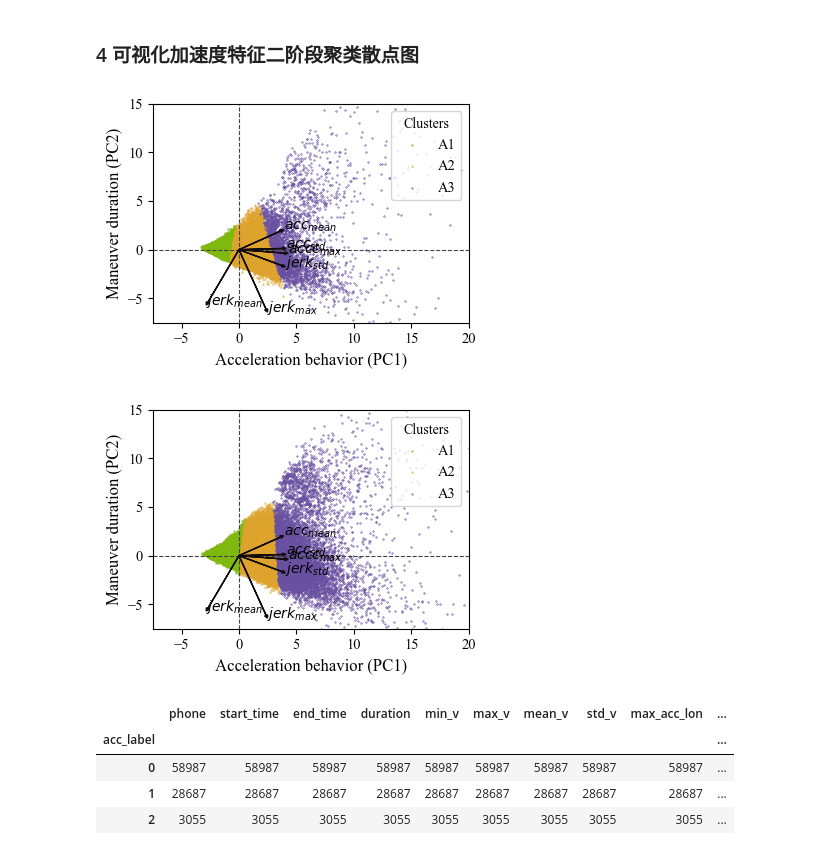
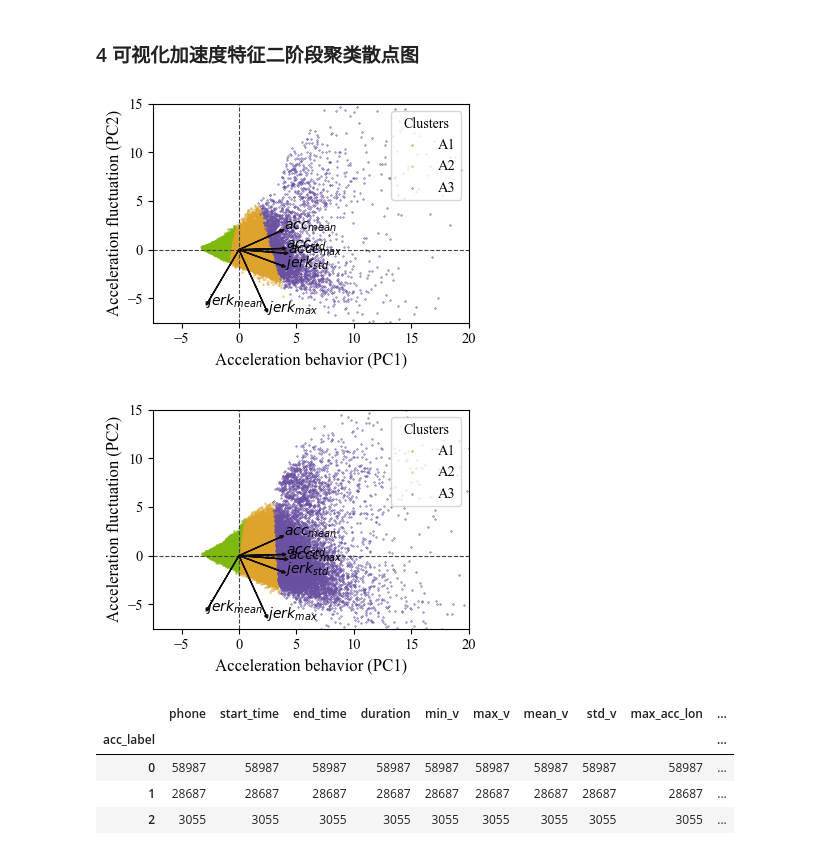
Before and after one commit to ZhangJianhua0728/GpsDataProcess, a Jupyter notebook: Main_加速事件二阶段聚类.ipynb, the cells around one changed output. Saved outputs shown, nothing was run; the diff lists cells and outputs as text; code cells hidden in the pictures.

```diff
--- a/Main_加速事件二阶段聚类.ipynb
+++ b/Main_加速事件二阶段聚类.ipynb
@@ -164,25 +164,25 @@ def show_class_result(data:pd.DataFrame, PC_list:list, label:str, pca, num_cls:i
 # %%
 acc_data = pd.read_excel('../GpsData/两阶段聚类_New/二阶段加速聚类/加速相关指标_聚类结果.xlsx')
 # 速度聚类模型保存
 acc_dr = joblib.load('../GpsData/两阶段聚类_New/二阶段加速聚类/加速相关指标_降维模型.pkl')
 for i in range(2):
     event = acc_data[acc_data['v_label'] == i]
     cls_list = list(event[['max_acc_lon', 'acc_label']].groupby('acc_label').mean().sort_values(
         by='max_acc_lon').index)
     show_class_result(event, PC_list=['acc_PC1', 'acc_PC2'], label='acc_label',  pca=acc_dr.pca,
                       num_cls=3, feature_num=6,
                       arrow_text_list=[r'$accc_{max}$', r'$acc_{mean}$', r'$acc_{std}$',
                                        r'$jerk_{max}$', r'$jerk_{mean}$', r'$jerk_{std}$'],
                       xy_labels=[
-                          'Acceleration behavior (PC1)', 'Maneuver duration (PC2)'],
+                          'Acceleration behavior (PC1)', 'Acceleration fluctuation (PC2)'],
                       cls_list=cls_list, cls_legend=['A1', 'A2', 'A3'],
                       cls_colors=['#7fb80e', '#dea32c', '#6950a1'],
                       vector_scale=1.5)
     plt.savefig(
         '../GpsFigure/两阶段聚类_New/二阶段加速聚类/速度{}_加速相关指标_聚类散点图.png'.format(i), dpi=1200)
 # %% [output]
-[figure, old version]
+[figure, new version]
-[figure, old version]
+[figure, new version]
 # %%
 acc_data[acc_data['v_label']==0].groupby('acc_label').count()
 # %% [output]
```
Also changed, not shown: parts of 6 cells of this notebook, 2 other files.
